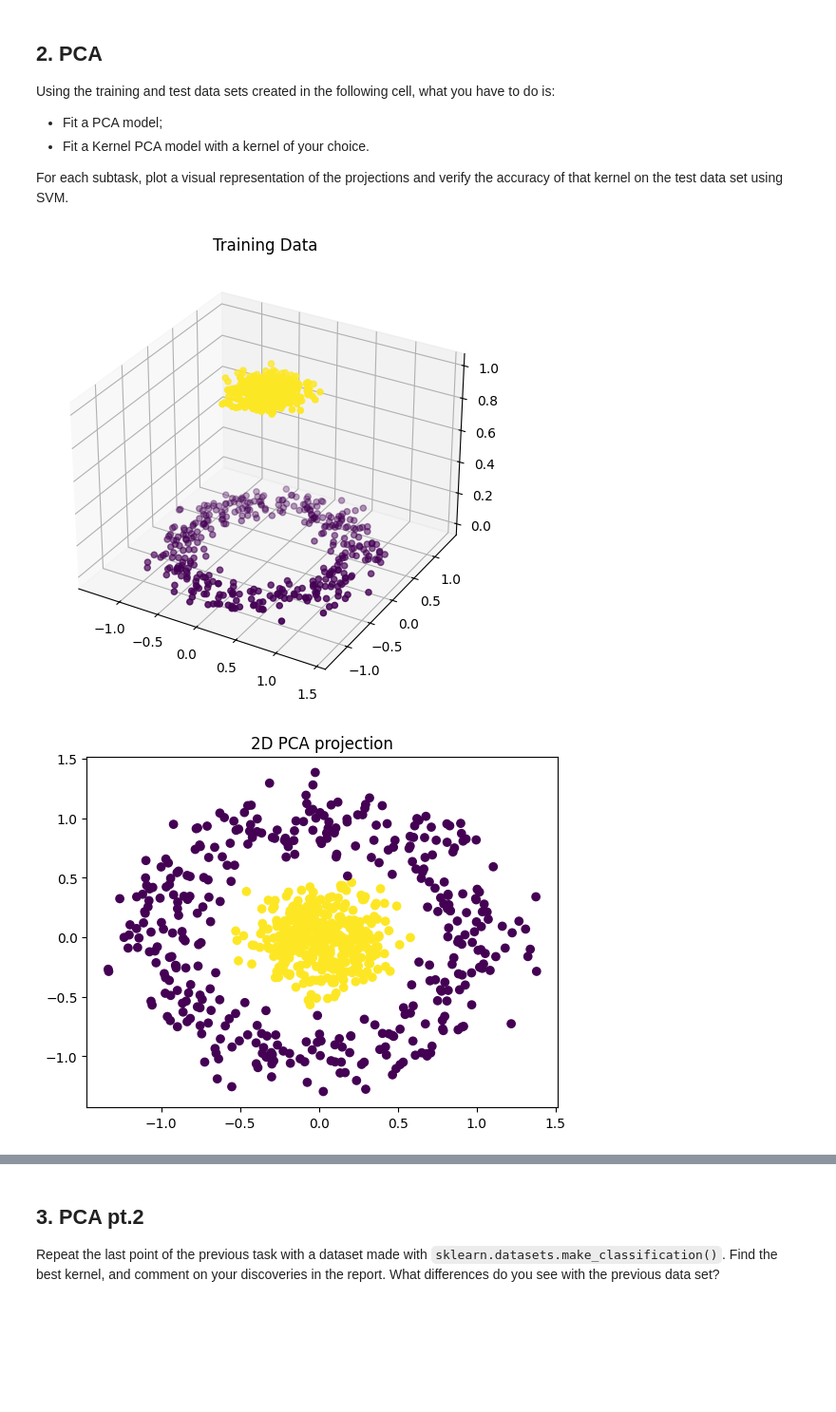
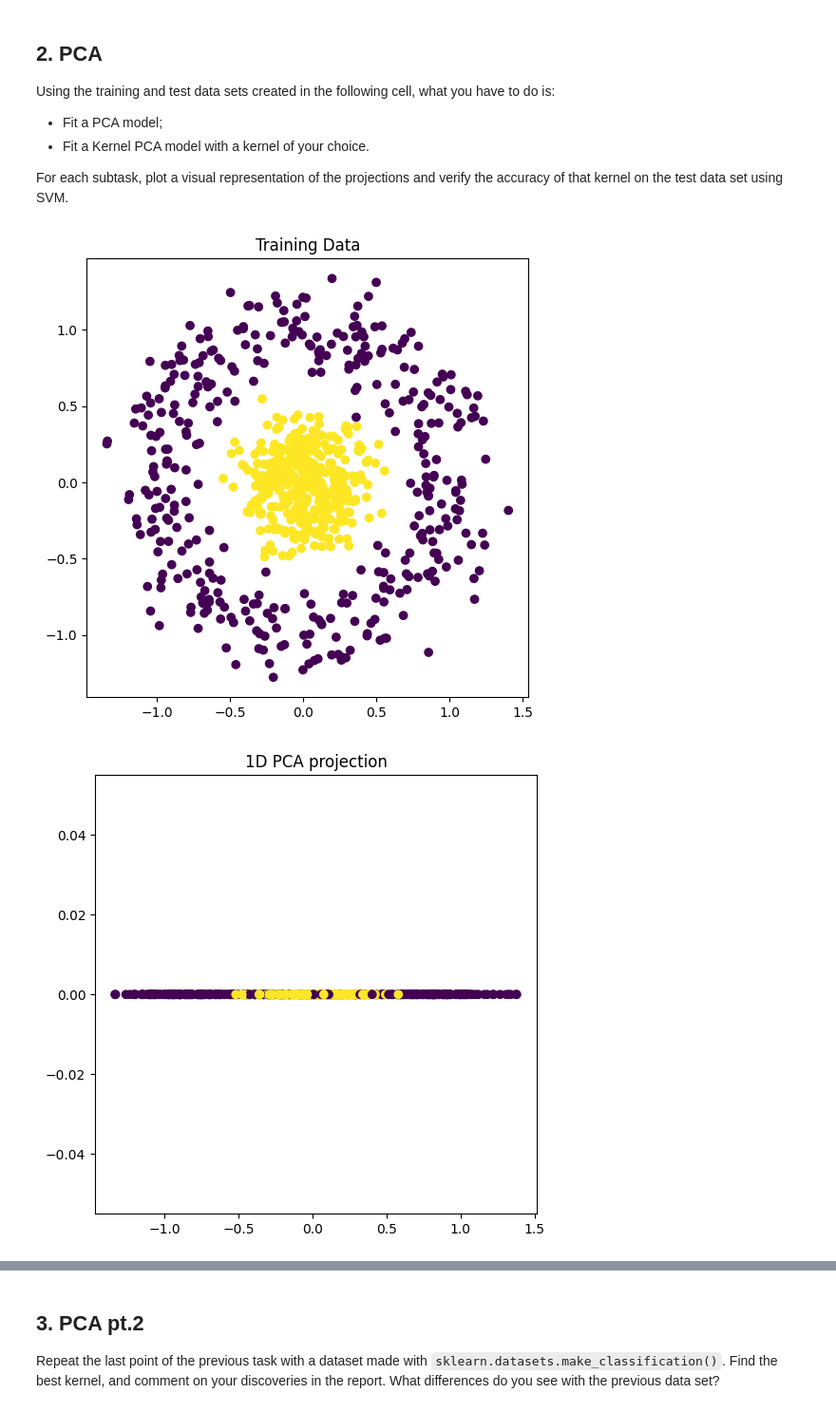
Before and after one commit to frekkoz3/Intro_to_ML_24-25, a Jupyter notebook: challenges/challenge 2/challenge_two.ipynb, the cells around one changed output, grey strips where cells are left out. Shown at 95% size. Saved outputs shown, nothing was run; the diff lists cells and outputs as text; code cells hidden in the pictures; blank space fills up the shorter version.

```diff
--- a/challenges/challenge 2/challenge_two.ipynb
+++ b/challenges/challenge 2/challenge_two.ipynb
@@ -152,11 +154,10 @@ from sklearn.model_selection import train_test_split
 X, y = make_circles(n_samples=1000, noise=0.15, factor=0.2, random_state = 0)
 X_train, X_test, y_train, y_test = train_test_split(X, y, stratify = y, random_state=0)
 # %%
-fig = plt.figure(figsize=(8, 6))
-ax = fig.add_subplot(111, projection='3d')
-ax.scatter(X_train[:, 0], X_train[:, 1], y_train, c =y_train, cmap='viridis', marker='o')
-ax.set_title("Training Data")
+plt.figure(figsize=(6, 6))
+plt.scatter(X_train[:, 0], X_train[:, 1], c =y_train, cmap='viridis', marker='o')
+plt.title("Training Data")
 plt.show()
 # %% [output]
-[figure, old version]
+[figure, new version]
 # %%
@@ -183,13 +205,14 @@ def plot_classification(projection, y_true, y_pred, name):
 # %%
 from sklearn.decomposition import PCA
 
-pca_model = PCA(n_components=2)
+pca_model = PCA(n_components=1)
 projection = pca_model.fit_transform(X_train, y_train)
-plt.scatter(projection[:, 0], projection[:, 1], c=y_train, cmap="viridis",marker = "o")
-plt.title("2D PCA projection")
+plt.figure(figsize=(6, 6))
+plt.scatter(projection[:, 0], np.zeros_like(projection[:, 0]), c=y_train, cmap="viridis",marker = "o")
+plt.title("1D PCA projection")
 plt.show()
 # %% [output]
-[figure, old version]
+[figure, new version]
 # %%
 from sklearn.svm import LinearSVC
 from sklearn.metrics import classification_report
```
Also changed, not shown: parts of 17 cells of this notebook, 1 other file.
